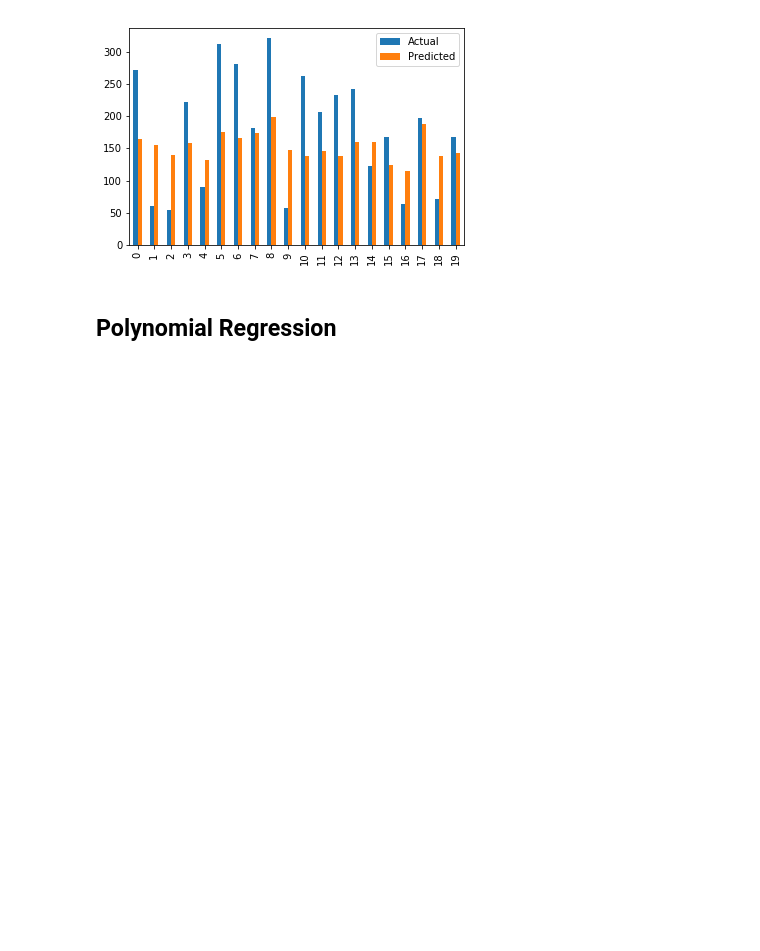
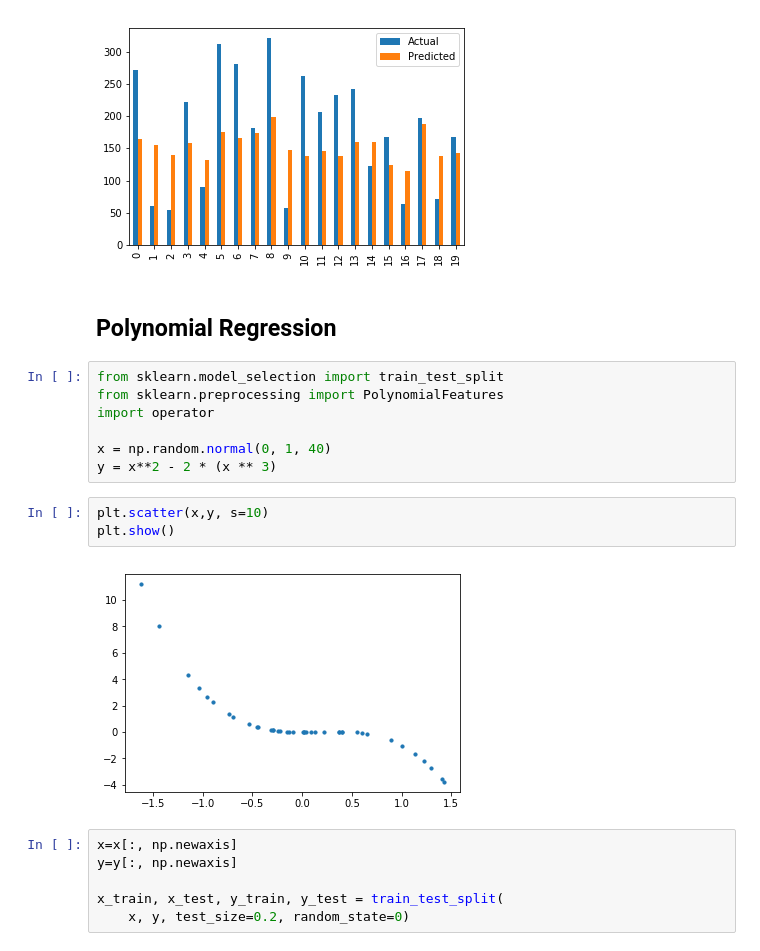
Before and after one commit to VMawson/Data_Science_Tutorials, a Jupyter notebook: Regression- Continuous_Variables.ipynb, the cells around one changed output. Drawn from its saved outputs; the diff is of its cells as text; blank space fills up the shorter version.

```diff
--- a/Regression- Continuous_Variables.ipynb
+++ b/Regression- Continuous_Variables.ipynb
@@ -197,3 +197,21 @@ plt.show()
 [figure]
 # %% [markdown]
 ## Polynomial Regression
+# %%
+from sklearn.model_selection import train_test_split
+from sklearn.preprocessing import PolynomialFeatures
+import operator
+
+x = np.random.normal(0, 1, 40)
+y = x**2 - 2 * (x ** 3)
+# %%
+plt.scatter(x,y, s=10)
+plt.show()
+# %% [output]
+[figure, added]
+# %%
+x=x[:, np.newaxis]
+y=y[:, np.newaxis]
+
+x_train, x_test, y_train, y_test = train_test_split(
+    x, y, test_size=0.2, random_state=0)
```
Also changed, not shown: parts of 20 cells of this notebook.
